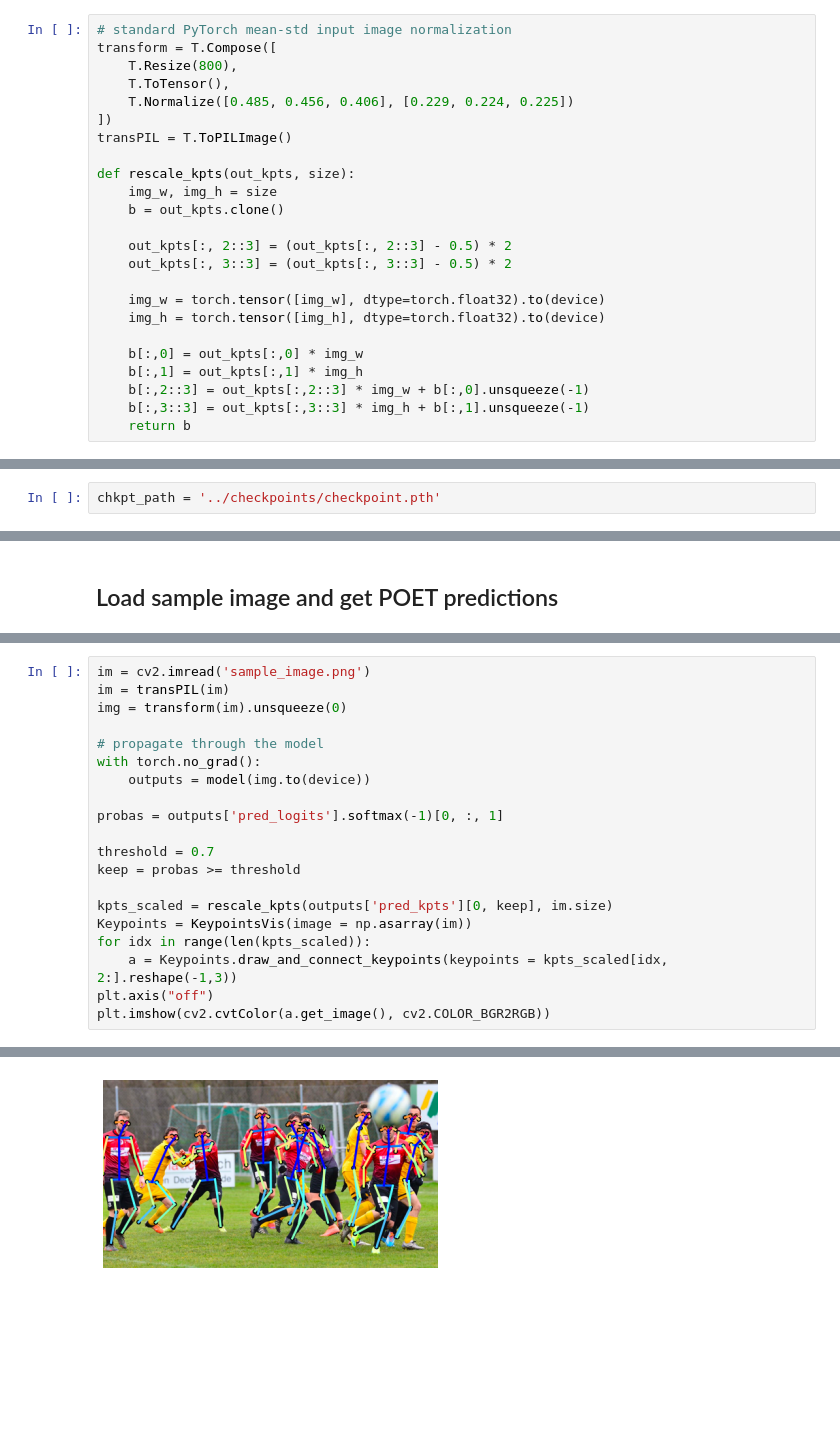
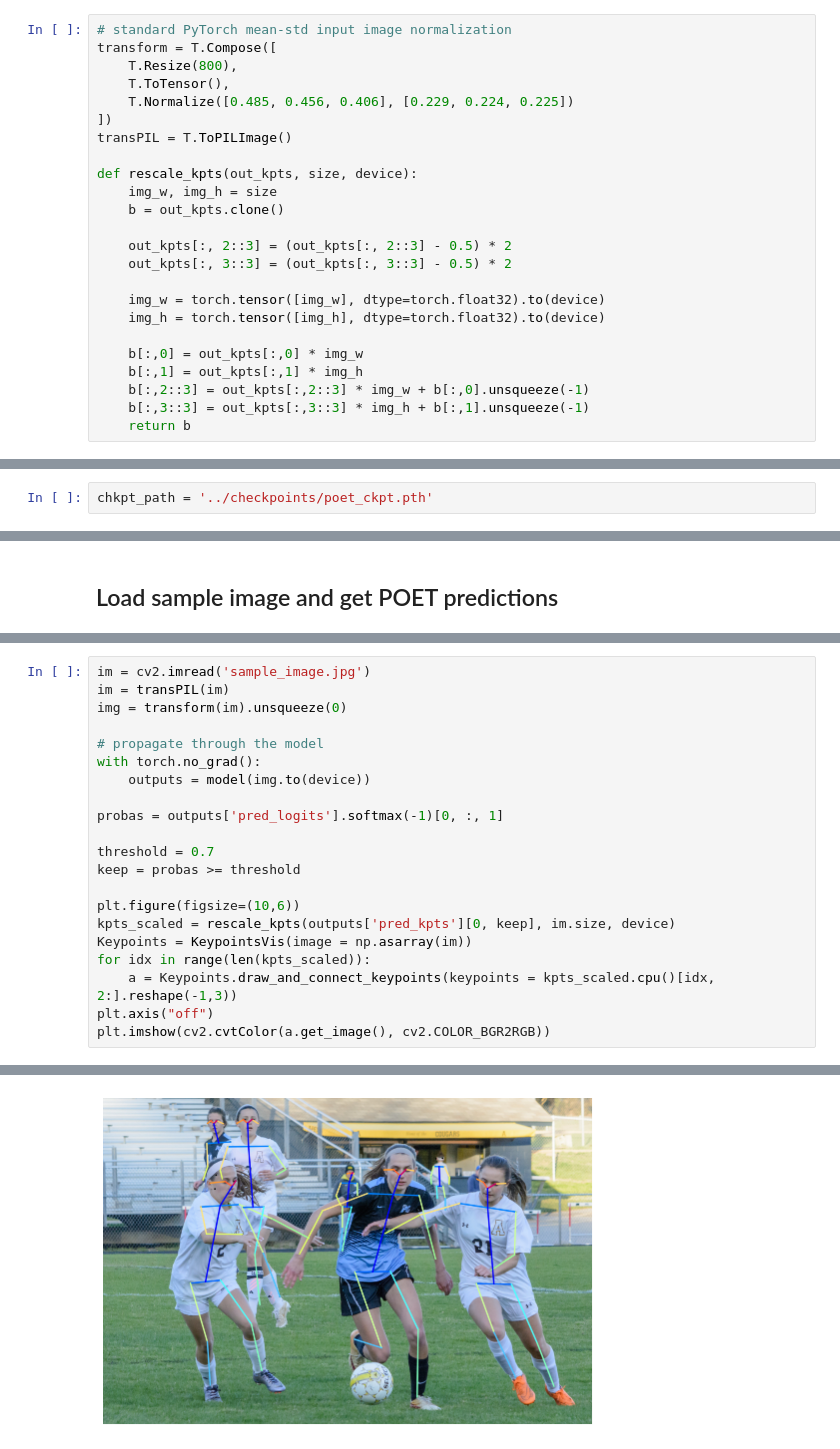
Before and after one commit to amathislab/poet, a Jupyter notebook: notebooks/poet_demo.ipynb, the cells around one changed output, grey strips where cells are left out. Saved outputs shown, nothing was run; the diff lists cells and outputs as text; blank space fills up the shorter version.

```diff
--- a/notebooks/poet_demo.ipynb
+++ b/notebooks/poet_demo.ipynb
@@ -35,7 +35,7 @@ transform = T.Compose([
 ])
 transPIL = T.ToPILImage()
 
-def rescale_kpts(out_kpts, size):
+def rescale_kpts(out_kpts, size, device):
     img_w, img_h = size
     b = out_kpts.clone()
 
@@ -53,7 +53,7 @@ def rescale_kpts(out_kpts, size):
 # %% [markdown]
 ## Pose estimation - loading POET model
 # %%
-chkpt_path = '../checkpoints/checkpoint.pth'
+chkpt_path = '../checkpoints/poet_ckpt.pth'
 # %%
 from models.backbone import Backbone, Joiner
 from models.poet import POET, PostProcess
@@ -94,24 +96,25 @@ from visualization import VisImage, KeypointsVis, CenterVis, VisibilityVis
 # %%
-im = cv2.imread('sample_image.png')
+im = cv2.imread('sample_image.jpg')
 im = transPIL(im)
 img = transform(im).unsqueeze(0)
 
 # propagate through the model
 with torch.no_grad():
     outputs = model(img.to(device))
 
 probas = outputs['pred_logits'].softmax(-1)[0, :, 1]
 
 threshold = 0.7
 keep = probas >= threshold
 
-kpts_scaled = rescale_kpts(outputs['pred_kpts'][0, keep], im.size)
+plt.figure(figsize=(10,6))
+kpts_scaled = rescale_kpts(outputs['pred_kpts'][0, keep], im.size, device)
 Keypoints = KeypointsVis(image = np.asarray(im))
 for idx in range(len(kpts_scaled)):
-    a = Keypoints.draw_and_connect_keypoints(keypoints = kpts_scaled[idx, 2:].reshape(-1,3))
+    a = Keypoints.draw_and_connect_keypoints(keypoints = kpts_scaled.cpu()[idx, 2:].reshape(-1,3))
 plt.axis("off")
 plt.imshow(cv2.cvtColor(a.get_image(), cv2.COLOR_BGR2RGB))
 # %% [output]
 <matplotlib.image.AxesImage at 0x...>
-[figure, old version]
+[figure, new version]
 # %%
```
Also changed, not shown: parts of 2 cells of this notebook, 3 other files.
